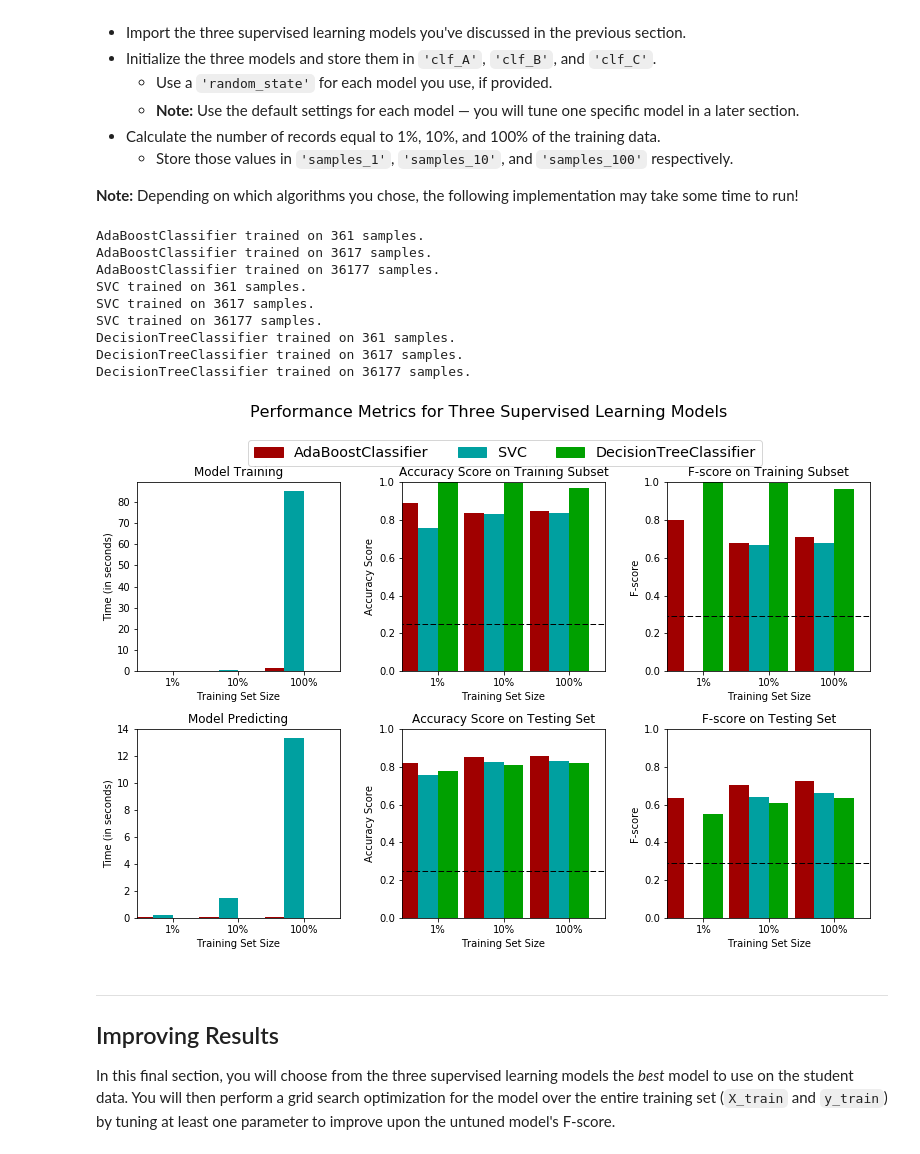
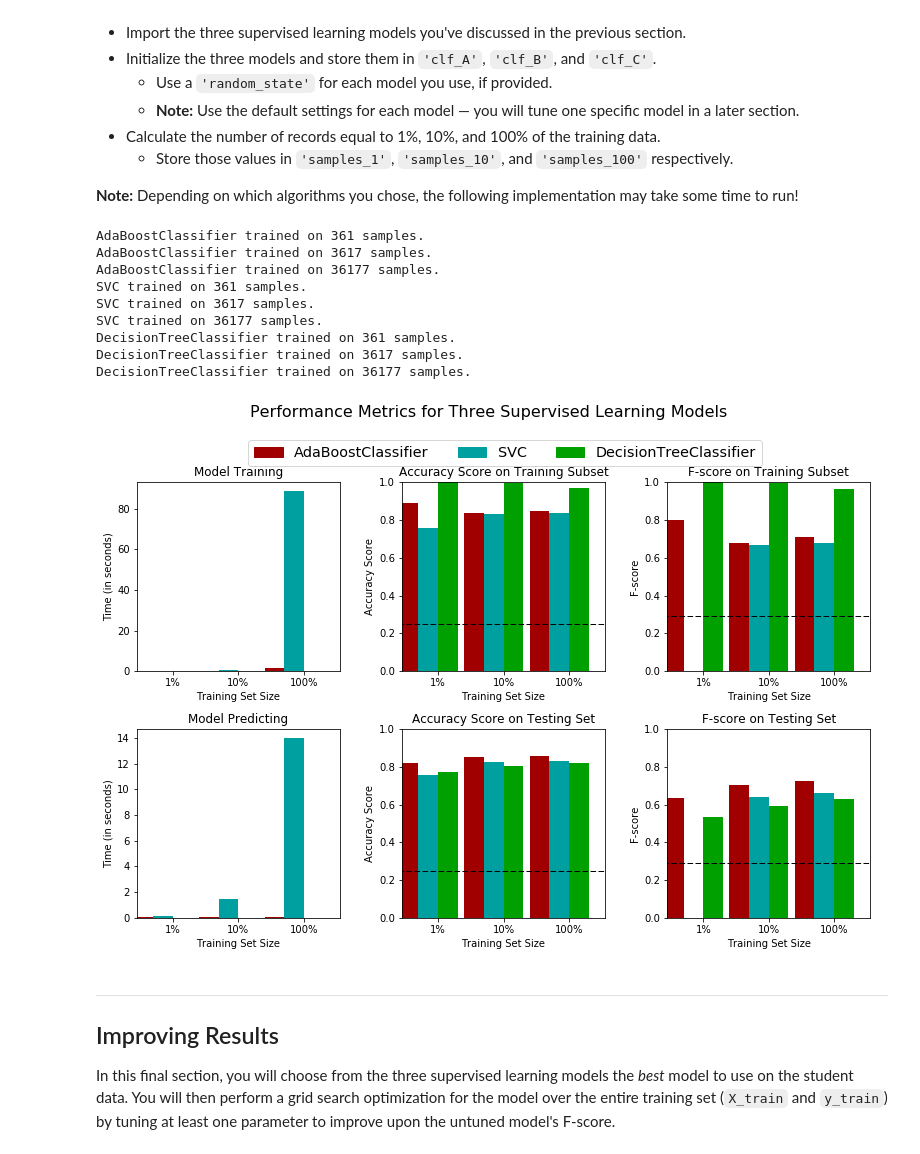
Before and after one commit to smoke275/finding-donors, a Jupyter notebook: finding_donors.ipynb, the cells around one changed output. Cells and saved outputs as stored; diff of their text form; code cells hidden in the pictures.

```diff
--- a/finding_donors.ipynb
+++ b/finding_donors.ipynb
@@ -357,38 +357,38 @@ warnings.filterwarnings('ignore')
 #Initialize the three models
 clf_A = AdaBoostClassifier(random_state=0)
 clf_B = SVC(random_state=0)
-clf_C = DecisionTreeClassifier(criterion="entropy",random_state=0)
+clf_C = DecisionTreeClassifier(random_state=0)
 
 #Calculate the number of samples for 1%, 10%, and 100% of the training data
 def get_sample_size(percentage):
     return int((float(percentage)/100)*X_train.shape[0])
 
 samples_1 = get_sample_size(1.0)
 samples_10 = get_sample_size(10.0)
 samples_100 = get_sample_size(100.0)
 
 # Collect results on the learners
 results = {}
 for clf in [clf_A, clf_B, clf_C]:
     clf_name = clf.__class__.__name__
     results[clf_name] = {}
     for i, samples in enumerate([samples_1, samples_10, samples_100]):
         results[clf_name][i] = \
         train_predict(clf, samples, X_train, y_train, X_test, y_test)
 
 # Run metrics visualization for the three supervised learning models chosen
 vs.evaluate(results, accuracy, fscore)
 # %% [output]
 AdaBoostClassifier trained on 361 samples.
 AdaBoostClassifier trained on 3617 samples.
 AdaBoostClassifier trained on 36177 samples.
 SVC trained on 361 samples.
 SVC trained on 3617 samples.
 SVC trained on 36177 samples.
 DecisionTreeClassifier trained on 361 samples.
 DecisionTreeClassifier trained on 3617 samples.
 DecisionTreeClassifier trained on 36177 samples.
-[figure, old version]
+[figure, new version]
 # %% [markdown]
 ----
 ## Improving Results
```
Also changed, not shown: parts of 1 cell of this notebook, 1 other file.
